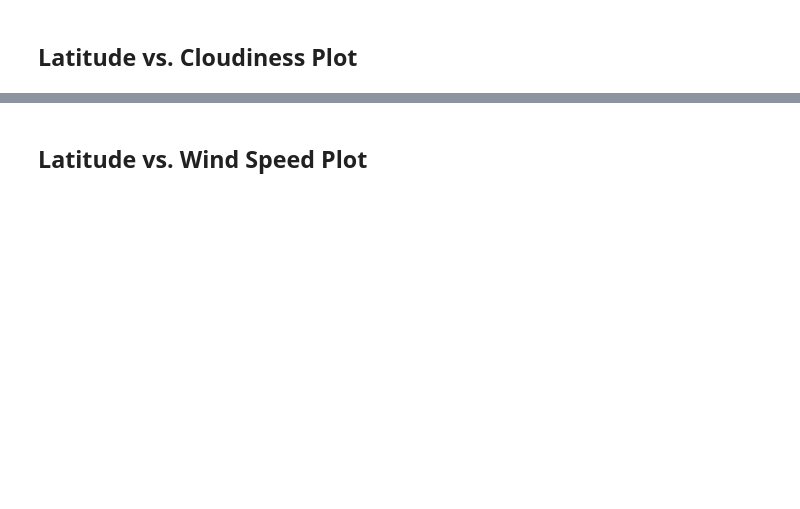
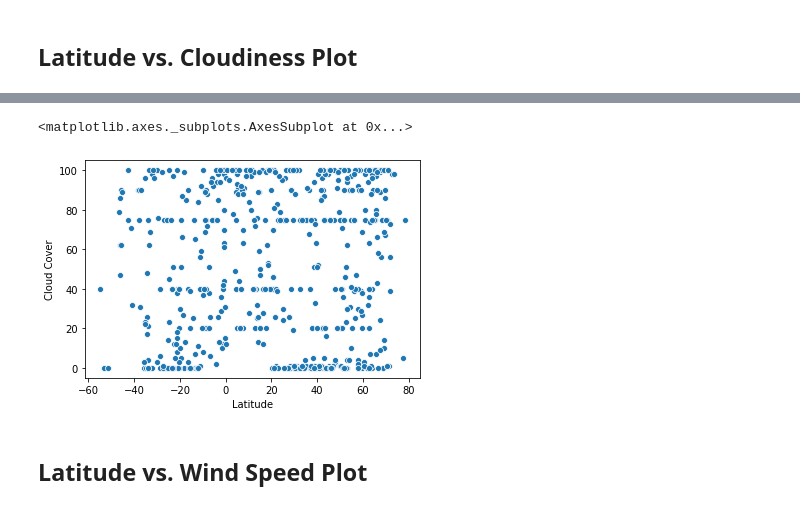
Before and after one commit to akibo1997/Python-API-Weather, a Jupyter notebook: Weather.ipynb, the cells around one changed output, grey strips where cells are left out. Saved outputs shown, nothing was run; the diff lists cells and outputs as text; code cells hidden in the pictures; blank space fills up the shorter version.

```diff
--- a/Weather.ipynb
+++ b/Weather.ipynb
@@ -196,2 +250,7 @@ Int64Index([], dtype='int64')
+# %%
+sns.scatterplot(Weather_data_h['Latitude'],Weather_data_h['Cloud Cover'])
+# %% [output]
+<matplotlib.axes._subplots.AxesSubplot at 0x...>
+[figure, added]
 # %% [markdown]
 ## Latitude vs. Wind Speed Plot
```
Also changed, not shown: parts of 31 cells of this notebook, 1 other file.
